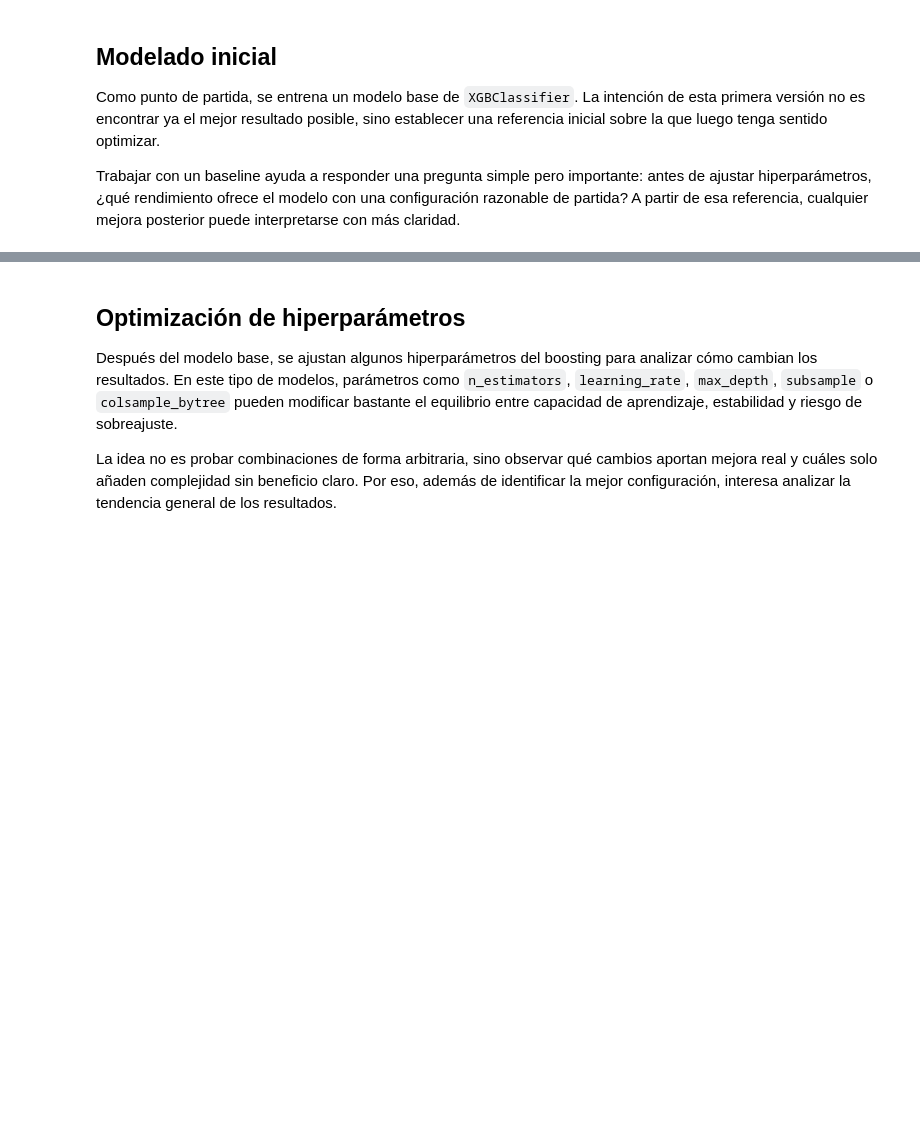
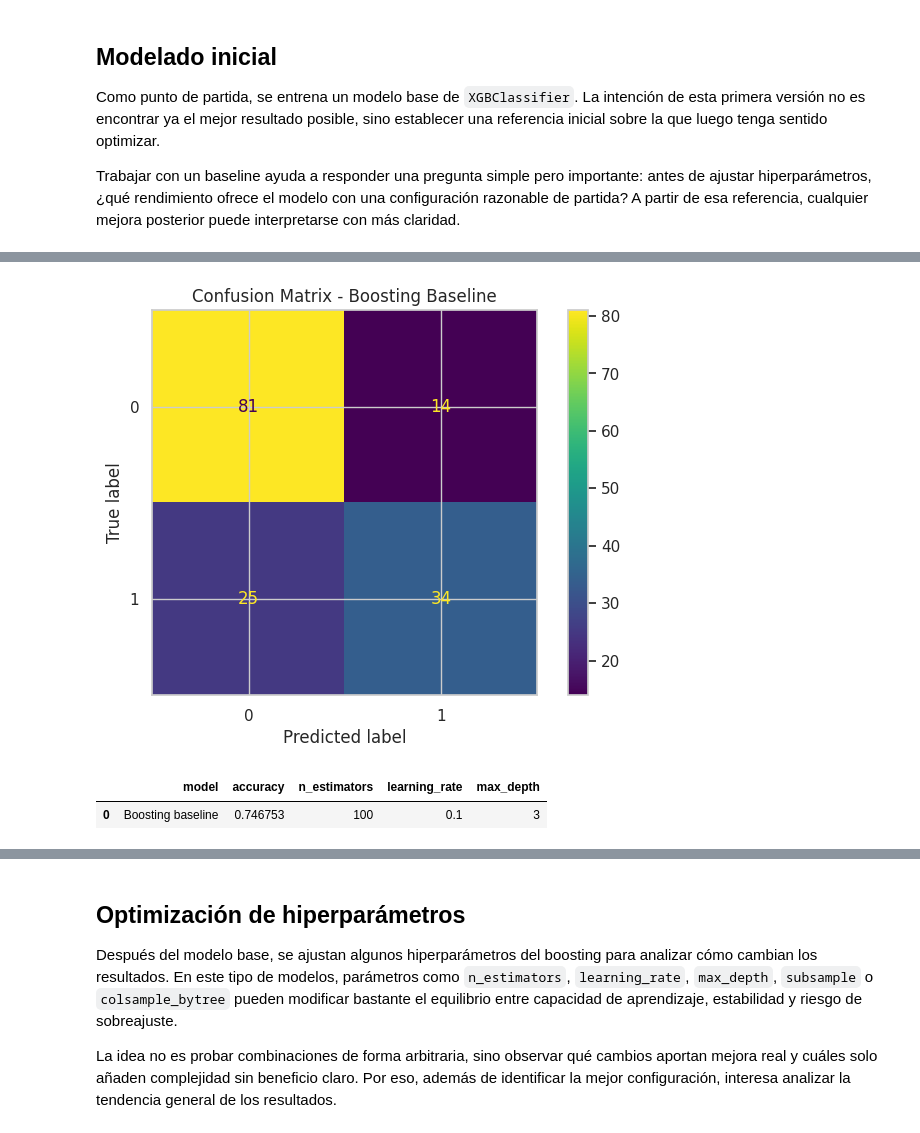
Before and after one commit to 4GeeksAcademy/gondelles-boosting-algorithm-project, a Jupyter notebook: src/boosting_diabetes.ipynb, the cells around one changed output, grey strips where cells are left out. Cells and saved outputs as stored; diff of their text form; code cells hidden in the pictures; blank space fills up the shorter version.

Commit message:
Boosting Classifier

```diff
--- a/src/boosting_diabetes.ipynb
+++ b/src/boosting_diabetes.ipynb
@@ -311,3 +305,13 @@ Esto permite concentrar el análisis en la fase de modelado y comparación, mant
 Como punto de partida, se entrena un modelo base de `XGBClassifier`. La intención de esta primera versión no es encontrar ya el mejor resultado posible, sino establecer una referencia inicial sobre la que luego tenga sentido optimizar.
 
 Trabajar con un baseline ayuda a responder una pregunta simple pero importante: antes de ajustar hiperparámetros, ¿qué rendimiento ofrece el modelo con una configuración razonable de partida? A partir de esa referencia, cualquier mejora posterior puede interpretarse con más claridad.
+# %%
+baseline_model = XGBClassifier(
+    n_estimators=100,
+    learning_rate=0.1,
+    max_depth=3,
+    random_state=RANDOM_STATE,
+    eval_metric="logloss"
+)
+
+baseline_model.fit(X_train_model, y_train_model)
@@ -313,0 +335,5 @@ Trabajar con un baseline ayuda a responder una pregunta simple pero importante:
+# %%
+y_pred_baseline = baseline_model.predict(X_test_model)
+
+print("Primeras predicciones del modelo baseline:")
+print(y_pred_baseline[:10])
@@ -313,0 +368,22 @@ Trabajar con un baseline ayuda a responder una pregunta simple pero importante:
+# %%
+cm_baseline = confusion_matrix(y_test_model, y_pred_baseline)
+
+disp = ConfusionMatrixDisplay(confusion_matrix=cm_baseline)
+disp.plot()
+plt.title("Confusion Matrix - Boosting Baseline")
+plt.show()
+# %% [output]
+[figure, added]
+# %%
+baseline_summary = pd.DataFrame({
+    "model": ["Boosting baseline"],
+    "accuracy": [baseline_accuracy],
+    "n_estimators": [100],
+    "learning_rate": [0.1],
+    "max_depth": [3]
+})
+
+display(baseline_summary)
+# %% [output]
+|  | model | accuracy | n_estimators | learning_rate | max_depth |
+| 0 | Boosting baseline | 0.746753 | 100 | 0.1 | 3 |
```
Also changed, not shown: parts of 8 cells of this notebook.
